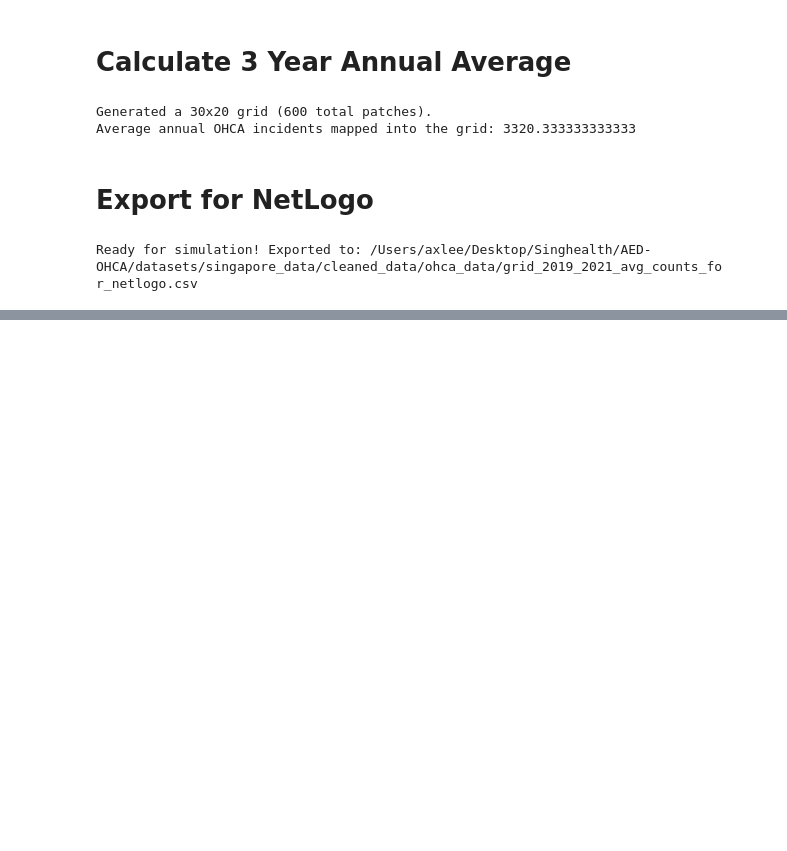
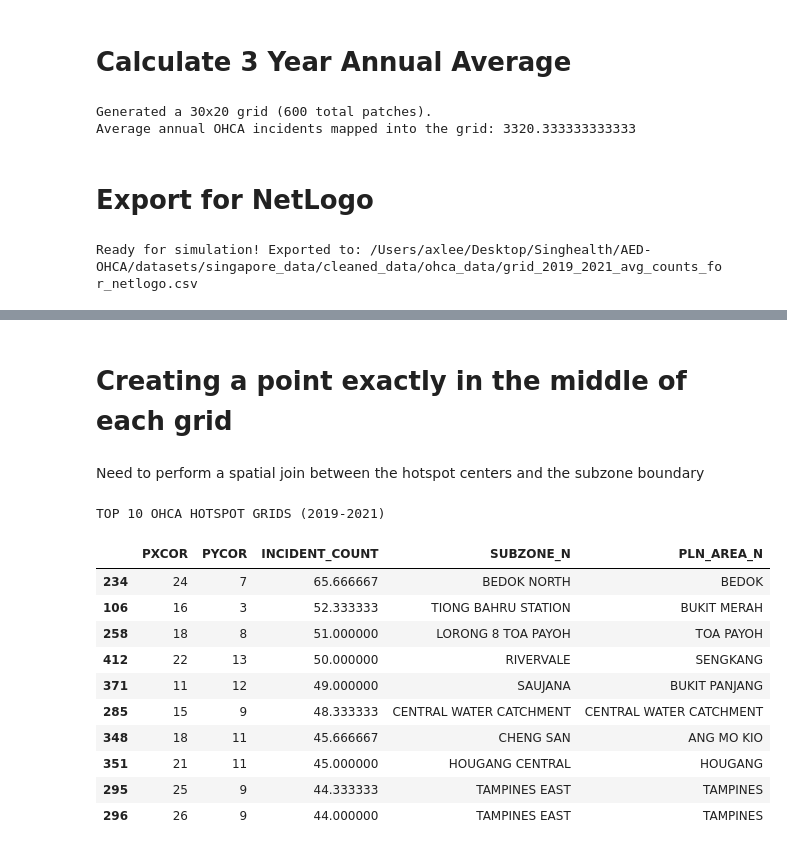
Before and after one commit to axellee1994/AED-OHCA, a Jupyter notebook: dr_sean_code/4. IncidenceToGrid2019_to_2021.ipynb, the cells around one changed output, grey strips where cells are left out. Drawn from its saved outputs; the diff is of its cells as text; code cells hidden in the pictures; blank space fills up the shorter version.

```diff
--- a/dr_sean_code/4. IncidenceToGrid2019_to_2021.ipynb
+++ b/dr_sean_code/4. IncidenceToGrid2019_to_2021.ipynb
@@ -213,0 +218,8 @@ Ready for simulation! Exported to: /Users/axlee/Desktop/Singhealth/AED-OHCA/data
+# %%
+subzones_path = BASE_DATASET_PATH / "singapore_data/data_gov/masterplan_2019/subzone_boundary_2019.gpkg"
+subzones = gpd.read_file(subzones_path)
+
+# Ensure the maps use the same coordinate reference system (SVY21)
+subzones = subzones.to_crs(final_grid.crs)
+
+display (subzones.head())
@@ -213,0 +250,30 @@ Ready for simulation! Exported to: /Users/axlee/Desktop/Singhealth/AED-OHCA/data
+# %% [markdown]
+# Creating a point exactly in the middle of each grid
+# %% [markdown]
+Need to perform a spatial join between the hotspot centers and the subzone boundary
+# %%
+top_grids['centroid'] = top_grids.geometry.centroid
+top_grids_centroids = top_grids.set_geometry('centroid')
+hotspot_neighborhoods = gpd.sjoin(top_grids_centroids,
+                                  subzones,
+                                  how='left',
+                                  predicate='within')
+
+# Standardize column names if they are uppercase
+hotspot_neighborhoods.columns = hotspot_neighborhoods.columns.str.upper()
+
+print("TOP 10 OHCA HOTSPOT GRIDS (2019-2021)")
+display(hotspot_neighborhoods[['PXCOR', 'PYCOR', 'INCIDENT_COUNT', 'SUBZONE_N', 'PLN_AREA_N']])
+# %% [output]
+TOP 10 OHCA HOTSPOT GRIDS (2019-2021)
+|  | PXCOR | PYCOR | INCIDENT_COUNT | SUBZONE_N | PLN_AREA_N |
+| 234 | 24 | 7 | 65.666667 | BEDOK NORTH | BEDOK |
+| 106 | 16 | 3 | 52.333333 | TIONG BAHRU STATION | BUKIT MERAH |
+| 258 | 18 | 8 | 51.000000 | LORONG 8 TOA PAYOH | TOA PAYOH |
+| 412 | 22 | 13 | 50.000000 | RIVERVALE | SENGKANG |
+| 371 | 11 | 12 | 49.000000 | SAUJANA | BUKIT PANJANG |
+| 285 | 15 | 9 | 48.333333 | CENTRAL WATER CATCHMENT | CENTRAL WATER CATCHMENT |
+| 348 | 18 | 11 | 45.666667 | CHENG SAN | ANG MO KIO |
+| 351 | 21 | 11 | 45.000000 | HOUGANG CENTRAL | HOUGANG |
+| 295 | 25 | 9 | 44.333333 | TAMPINES EAST | TAMPINES |
+| 296 | 26 | 9 | 44.000000 | TAMPINES EAST | TAMPINES |
```
Also changed, not shown: parts of 10 cells of this notebook, 1 other file.
